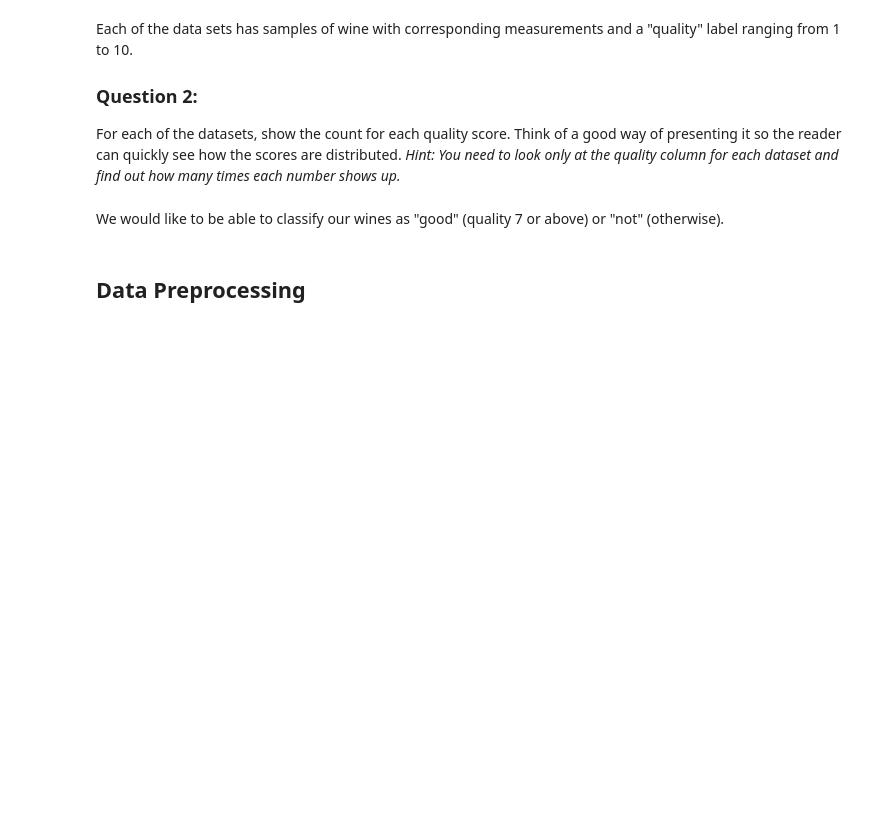
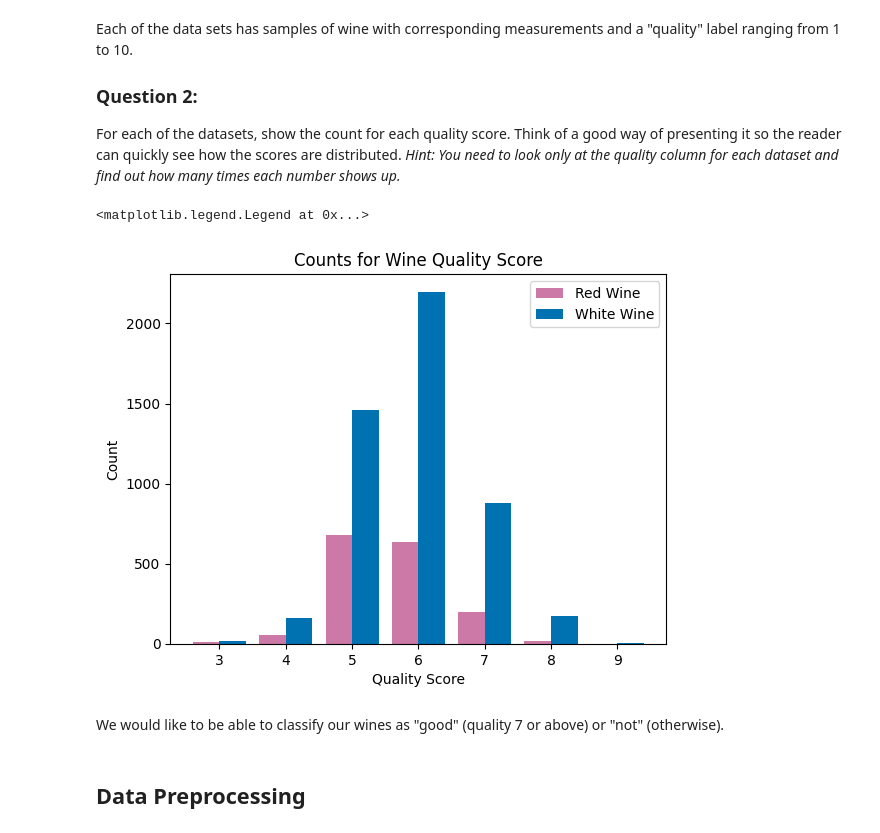
Before and after one commit to vibilanj/cmps, a Jupyter notebook: homework/Wine_Classification_project.ipynb, the cells around one changed output. Drawn from its saved outputs; the diff is of its cells as text; code cells hidden in the pictures; blank space fills up the shorter version.

```diff
--- a/homework/Wine_Classification_project.ipynb
+++ b/homework/Wine_Classification_project.ipynb
@@ -5,3 +3,16 @@
+# %%
+# Add all the necessary imports here
+import matplotlib.pyplot as plt
+import pandas as pd
+
+CF_red = (204/255, 121/255, 167/255)
+CF_vermillion = (213/255, 94/255, 0)
+CF_orange = (230/255, 159/255, 0)
+CF_yellow = (240/255, 228/255, 66/255)
+CF_green = (0, 158/255, 115/255)
+CF_sky = (86/255, 180/255, 233/255)
+CF_blue = (0, 114/255, 178/255)
+CF_black = (0, 0, 0)
 # %% [markdown]
 ## Introduction
 
@@ -28,6 +67,23 @@ Each of the data sets has samples of wine with corresponding measurements and a
 ### Question 2:
 
 For each of the datasets, show the count for each quality score. Think of a good way of presenting it so the reader can quickly see how the scores are distributed. *Hint: You need to look only at the quality column for each dataset and find out how many times each number shows up.*
+# %%
+red_counts = red_wine_data.groupby("quality").size()
+red_counts = pd.concat([red_counts, pd.Series([0], index=[9])])
+white_counts = white_wine_data.groupby("quality").size()
+
+labels = red_counts.index
+w = 0.4
+hw = w / 2
+
+fig, ax = plt.subplots(1, 1)
+ax.bar(labels - hw, red_counts, width = w, color = CF_red, label = "Red Wine")
+ax.bar(labels + hw, white_counts, width = w, color = CF_blue, label = "White Wine")
+ax.set(xlabel = "Quality Score", ylabel = "Count", title = "Counts for Wine Quality Score")
+ax.legend()
+# %% [output]
+<matplotlib.legend.Legend at 0x...>
+[figure, added]
 # %% [markdown]
 We would like to be able to classify our wines as "good" (quality 7 or above) or "not" (otherwise).
 # %% [markdown]
```
Also changed, not shown: parts of 3 cells of this notebook.
